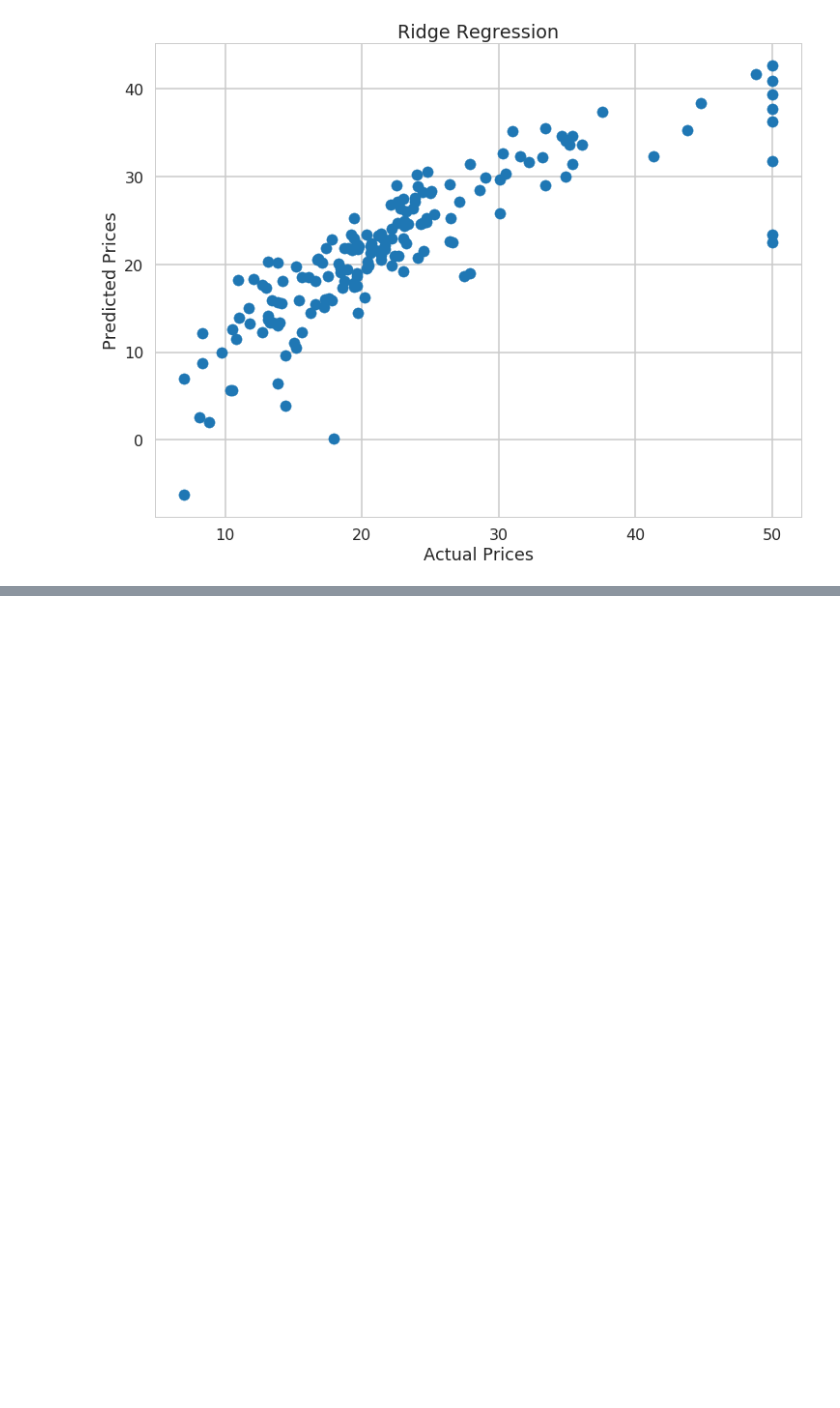
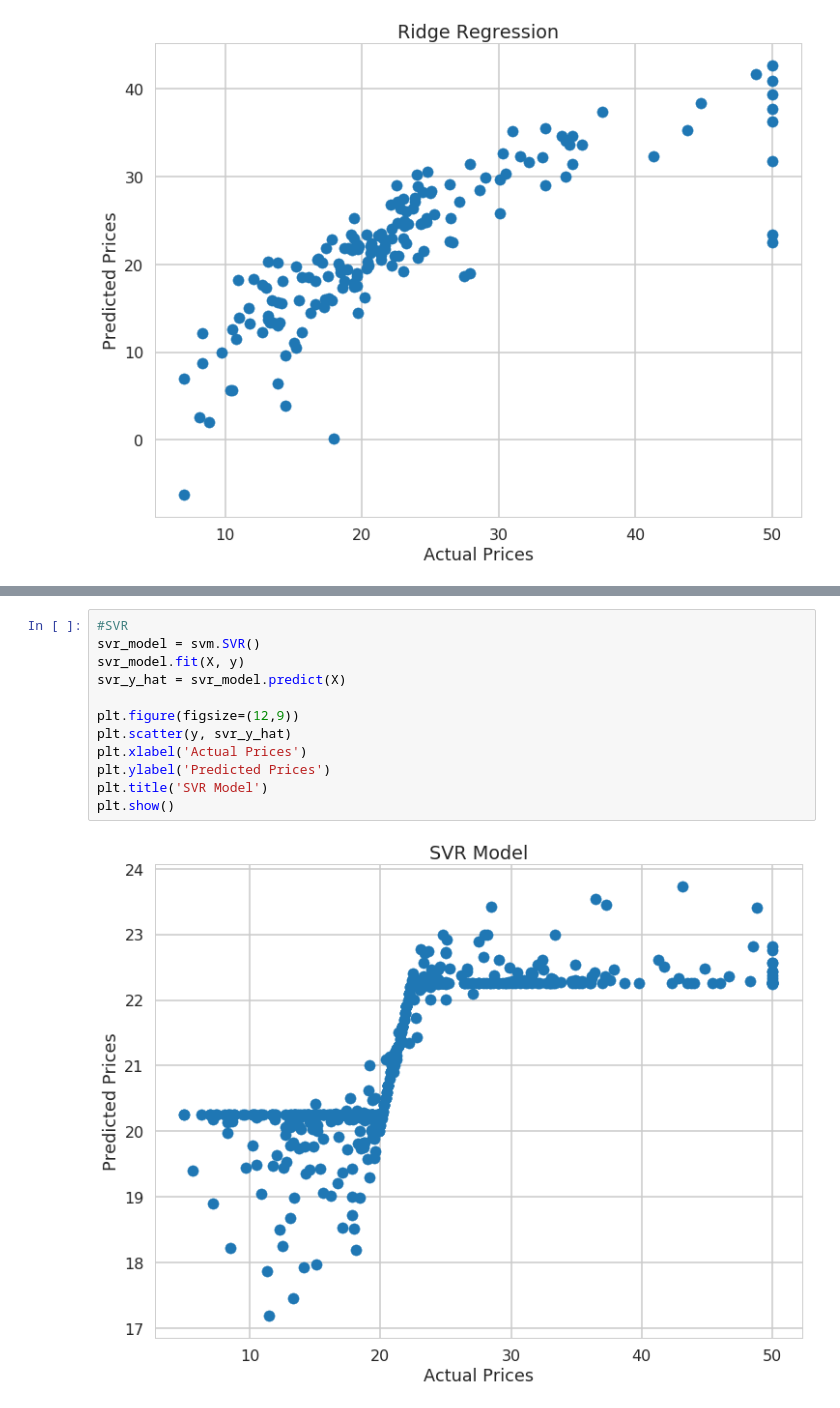
Before and after one commit to justthetips/ml, a Jupyter notebook: Boston Housing Dataset.ipynb, the cells around one changed output, grey strips where cells are left out. Cells and saved outputs as stored; diff of their text form; blank space fills up the shorter version.

```diff
--- a/Boston Housing Dataset.ipynb
+++ b/Boston Housing Dataset.ipynb
@@ -111,0 +133,14 @@ Ridge Regression Model MSE=28.54
+# %%
+#SVR
+svr_model = svm.SVR()
+svr_model.fit(X, y)
+svr_y_hat = svr_model.predict(X)
+
+plt.figure(figsize=(12,9))
+plt.scatter(y, svr_y_hat)
+plt.xlabel('Actual Prices')
+plt.ylabel('Predicted Prices')
+plt.title('SVR Model')
+plt.show()
+# %% [output]
+[figure, added]
```
Also changed, not shown: parts of 5 cells of this notebook, 1 other file.
